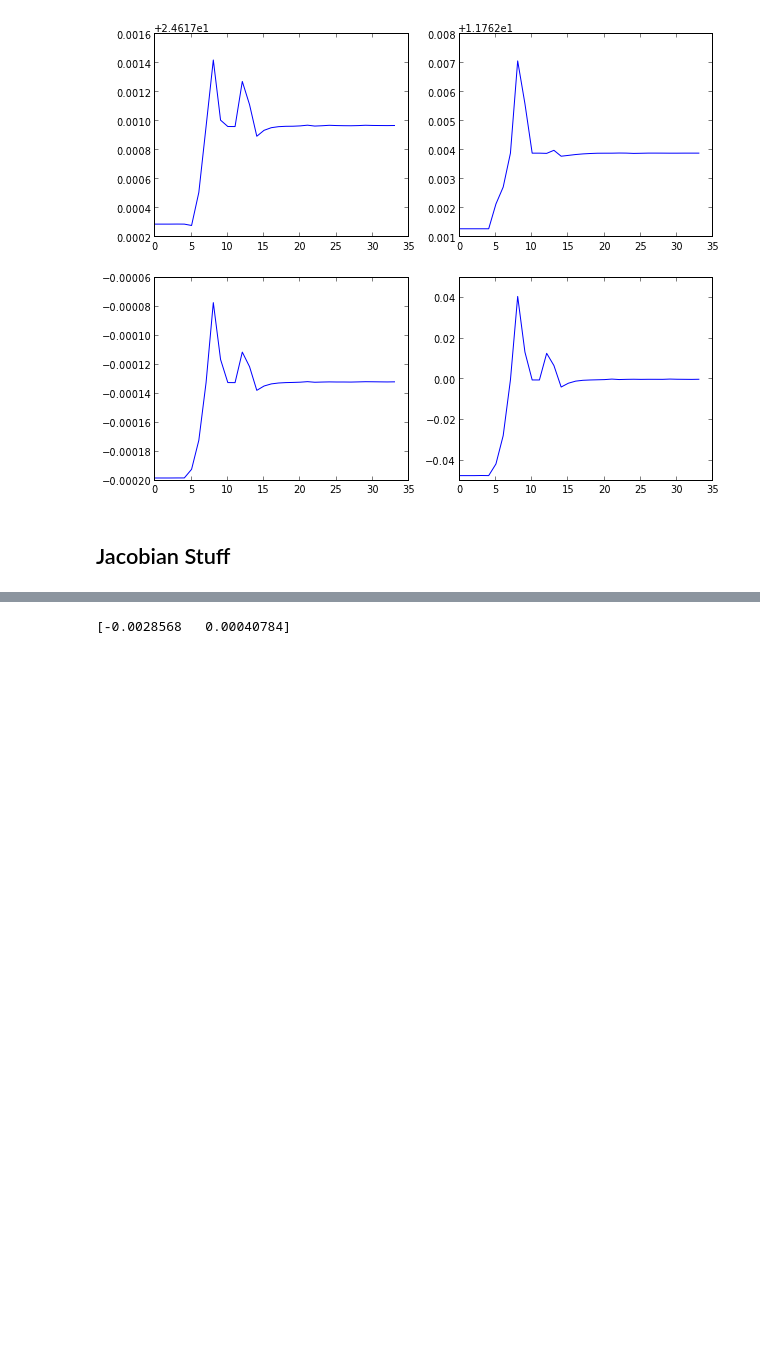
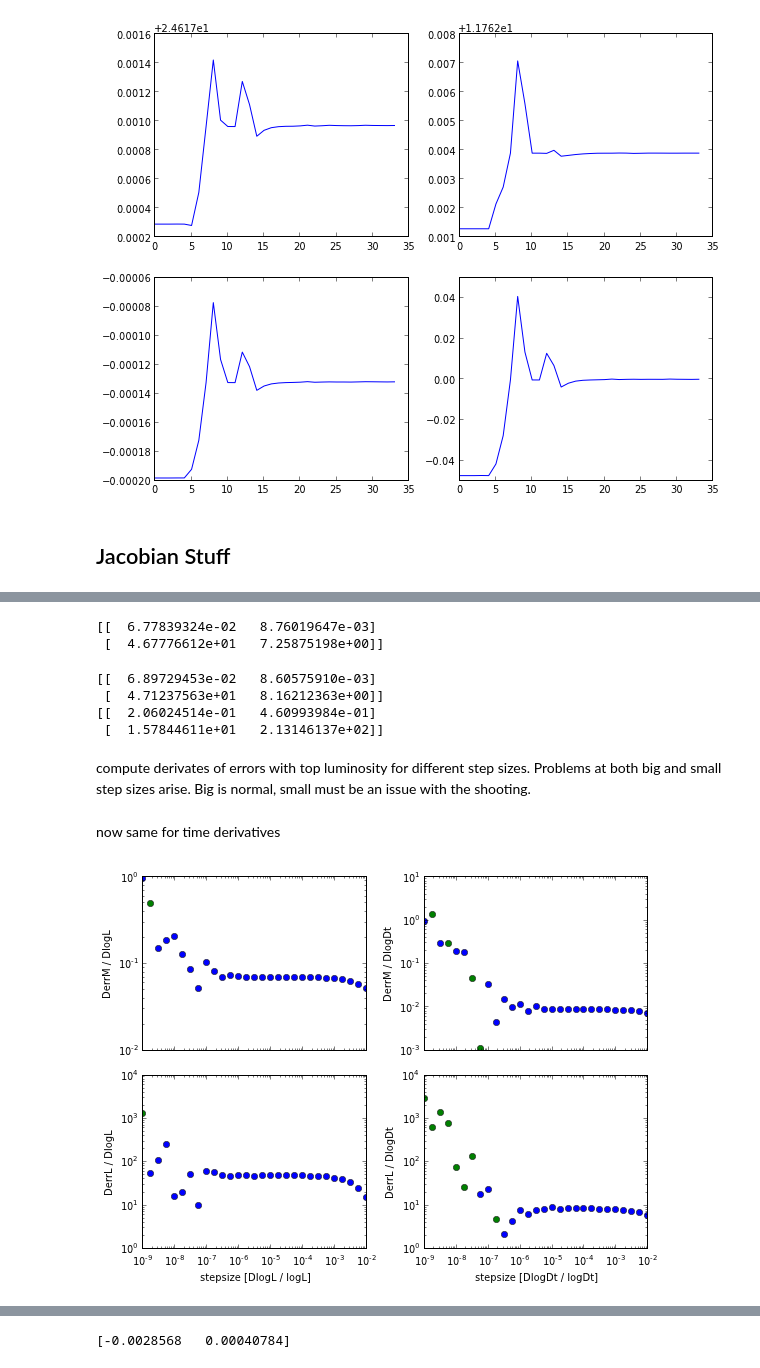
Before and after one commit to apiso/core_accretion, a Jupyter notebook: python/RadSGPoly/ErrorTrack2D.ipynb, the cells around one changed output, grey strips where cells are left out. Drawn from its saved outputs; the diff is of its cells as text; code cells hidden in the pictures; blank space fills up the shorter version.

```diff
--- a/python/RadSGPoly/ErrorTrack2D.ipynb
+++ b/python/RadSGPoly/ErrorTrack2D.ipynb
@@ -114,2 +104,0 @@ array([ 0.0024618 ,  0.00117659])
-# %%
-ax1.set_xlim()
@@ -121,0 +107,16 @@ array([ 24.6281457 ,  11.70558066])
+# %%
+eargs = (Mnew, prev, s2.prms)
+print mns.jac(s2.error2D, guessHist[-1], args=eargs)
+# %% [output]
+[[  6.77839324e-02   8.76019647e-03]
+ [  4.67776612e+01   7.25875198e+00]]
+# %%
+print mns.jac(s2.error2D, guessHist[-1], args=eargs, eps=1e-4)
+print mns.jac(s2.error2D, guessHist[-1], args=eargs, eps=1e-8)
+# %% [output]
+[[  6.89729453e-02   8.60575910e-03]
+ [  4.71237563e+01   8.16212363e+00]]
+[[  2.06024514e-01   4.60993984e-01]
+ [  1.57844611e+01   2.13146137e+02]]
+# %% [markdown]
+compute derivates of errors with top luminosity for different step sizes.  Problems at both big and small step sizes arise. Big is normal, small must be an issue with the shooting.
@@ -121,0 +135,38 @@ array([ 24.6281457 ,  11.70558066])
+# %% [markdown]
+now same for time derivatives
+# %%
+epsm = mns.mylogspace(1e-2, 1e-9, nD)
+lDt_m = ldt * (1 + epsm)
+err_k = []
+for lDt_k in lDt_m:
+    err_k.append(s2.error2D((lL, lDt_k), *eargs))
+
+dlDt_m = lDt_m - ldt
+derr_dlDt = (np.array(err_k) - err0) / np.column_stack((dlDt_m, dlDt_m))
+# %%
+f, ((ax1,ax2), (ax3, ax4)) = plt.subplots(2, 2, sharex=True, figsize = (8,6))
+deM_dlL = derr_dlL[:, 0]
+ax1.loglog(epsm[deM_dlL > 0], deM_dlL[deM_dlL > 0], 'ob')
+ax1.loglog(epsm[deM_dlL < 0], -deM_dlL[deM_dlL < 0], 'og')
+ax1.set_ylabel('DerrM / DlogL')
+
+deL_dlL = derr_dlL[:, 1]
+ax3.loglog(epsm[deL_dlL > 0], deL_dlL[deL_dlL > 0], 'ob')
+ax3.loglog(epsm[deL_dlL < 0], -deL_dlL[deL_dlL < 0], 'og')
+ax3.set_ylabel('DerrL / DlogL')
+ax3.set_xlabel('stepsize [DlogL / logL]')
+
+deM_dlDt = derr_dlDt[:, 0]
+ax2.loglog(epsm[deM_dlDt > 0], deM_dlDt[deM_dlDt > 0], 'ob')
+ax2.loglog(epsm[deM_dlDt < 0], -deM_dlDt[deM_dlDt < 0], 'og')
+ax2.set_ylabel('DerrM / DlogDt')
+
+deL_dlDt = derr_dlDt[:, 1]
+ax4.loglog(epsm[deL_dlDt > 0], deL_dlDt[deL_dlDt > 0], 'ob')
+ax4.loglog(epsm[deL_dlDt < 0], -deL_dlDt[deL_dlDt < 0], 'og')
+ax4.set_ylabel('DerrL / DlogDt')
+ax4.set_xlabel('stepsize [DlogDt / logDt]')
+
+plt.tight_layout()
+# %% [output]
+[figure, added]
```
Also changed, not shown: parts of 18 cells of this notebook, 1 other file.
